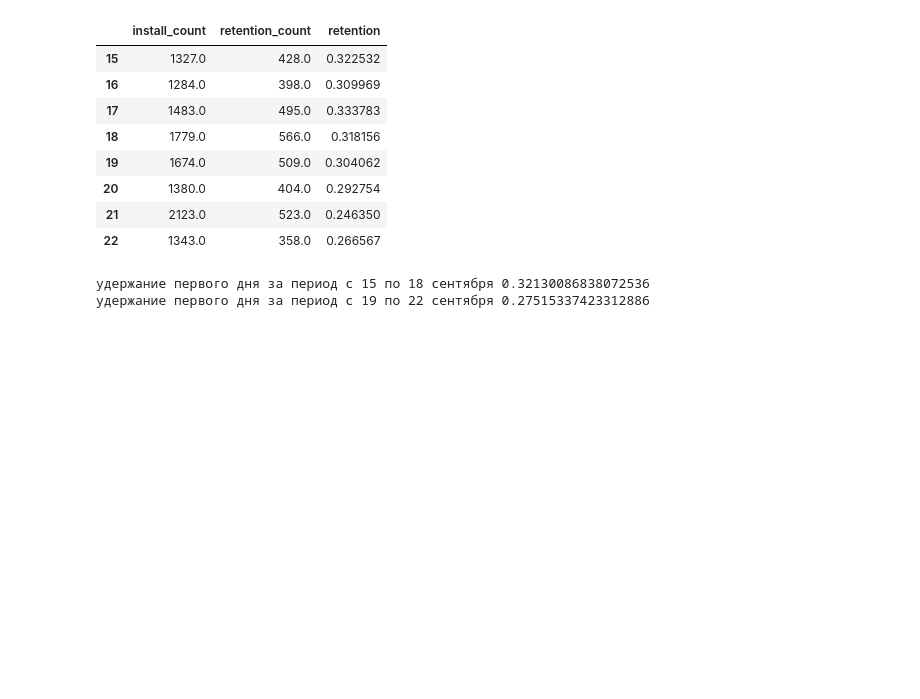
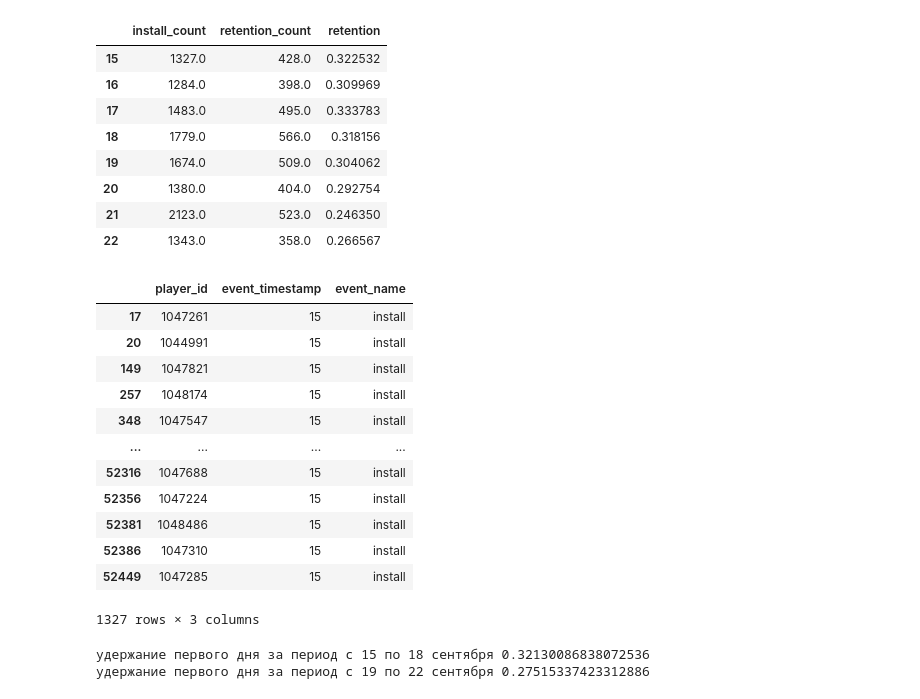
Before and after one commit to Oleg-Volontsevich/Test-tasks, a Jupyter notebook: Lightmap.ipynb, the cells around one changed output. Saved outputs shown, nothing was run; the diff lists cells and outputs as text; code cells hidden in the pictures; blank space fills up the shorter version.

Commit message:
add SQL query to second task

```diff
--- a/Lightmap.ipynb
+++ b/Lightmap.ipynb
@@ -68,5 +70,5 @@ print('вероятность выигрыша:', p5+p4)
 # %%
-data_2 = pd.read_csv('Lightmap. Тестовое задание №2.csv')
+data_2 = pd.read_csv('Lightmap_TestTask_2.csv')
 data_2.info()
 # %% [output]
 <class 'pandas.core.frame.DataFrame'>
@@ -134,6 +135,22 @@ display(retention_df)
 | 20 | 1380.0 | 404.0 | 0.292754 |
 | 21 | 2123.0 | 523.0 | 0.246350 |
 | 22 | 1343.0 | 358.0 | 0.266567 |
+# %%
+data_2.query("event_name == 'install' & event_timestamp==15")
+# %% [output]
+|  | player_id | event_timestamp | event_name |
+| 17 | 1047261 | 15 | install |
+| 20 | 1044991 | 15 | install |
+| 149 | 1047821 | 15 | install |
+| 257 | 1048174 | 15 | install |
+| 348 | 1047547 | 15 | install |
+| ... | ... | ... | ... |
+| 52316 | 1047688 | 15 | install |
+| 52356 | 1047224 | 15 | install |
+| 52381 | 1048486 | 15 | install |
+| 52386 | 1047310 | 15 | install |
+| 52449 | 1047285 | 15 | install |
+1327 rows × 3 columns
 # %%
 retention15_18 = retention_df[retention_df.index < 19]['retention_count'].sum() / retention_df[
                                 retention_df.index < 19]['install_count'].sum()
```
Also changed, not shown: parts of 9 cells of this notebook.
